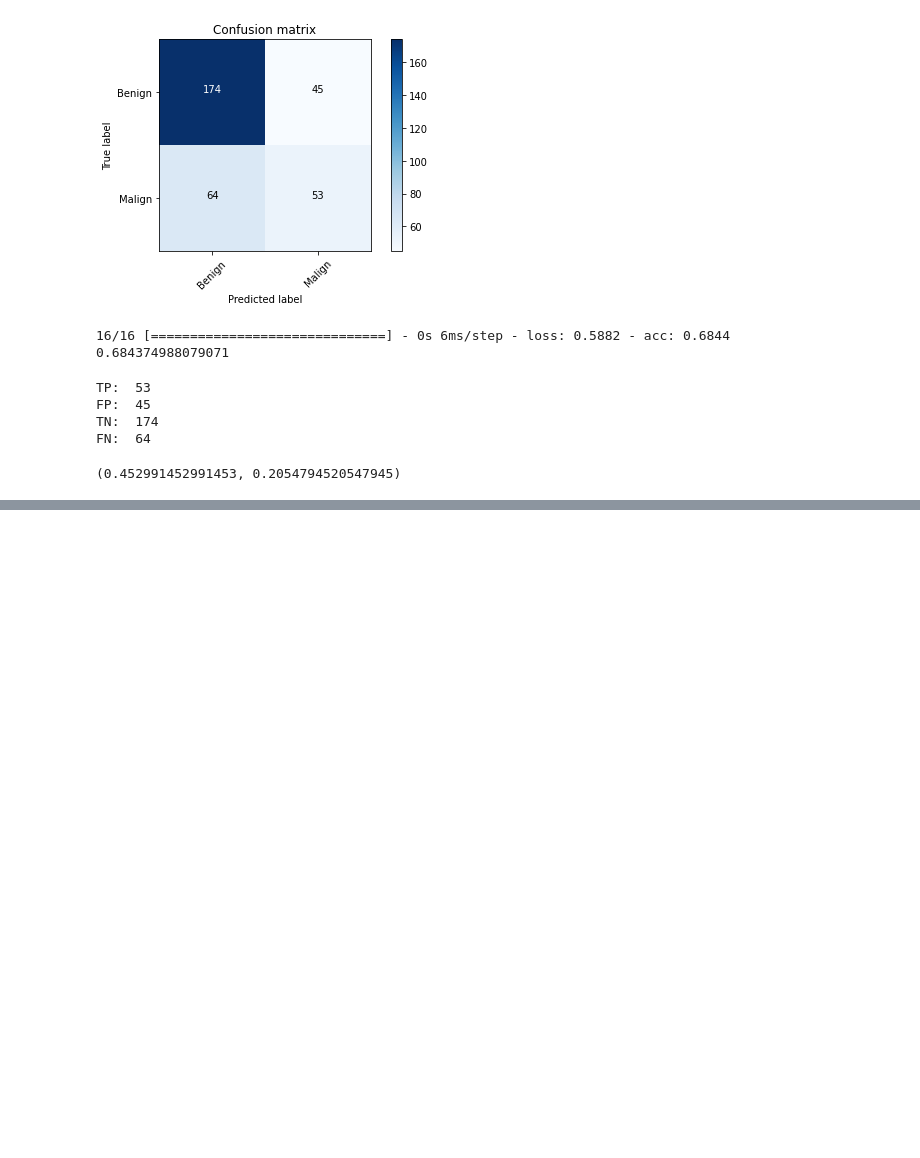
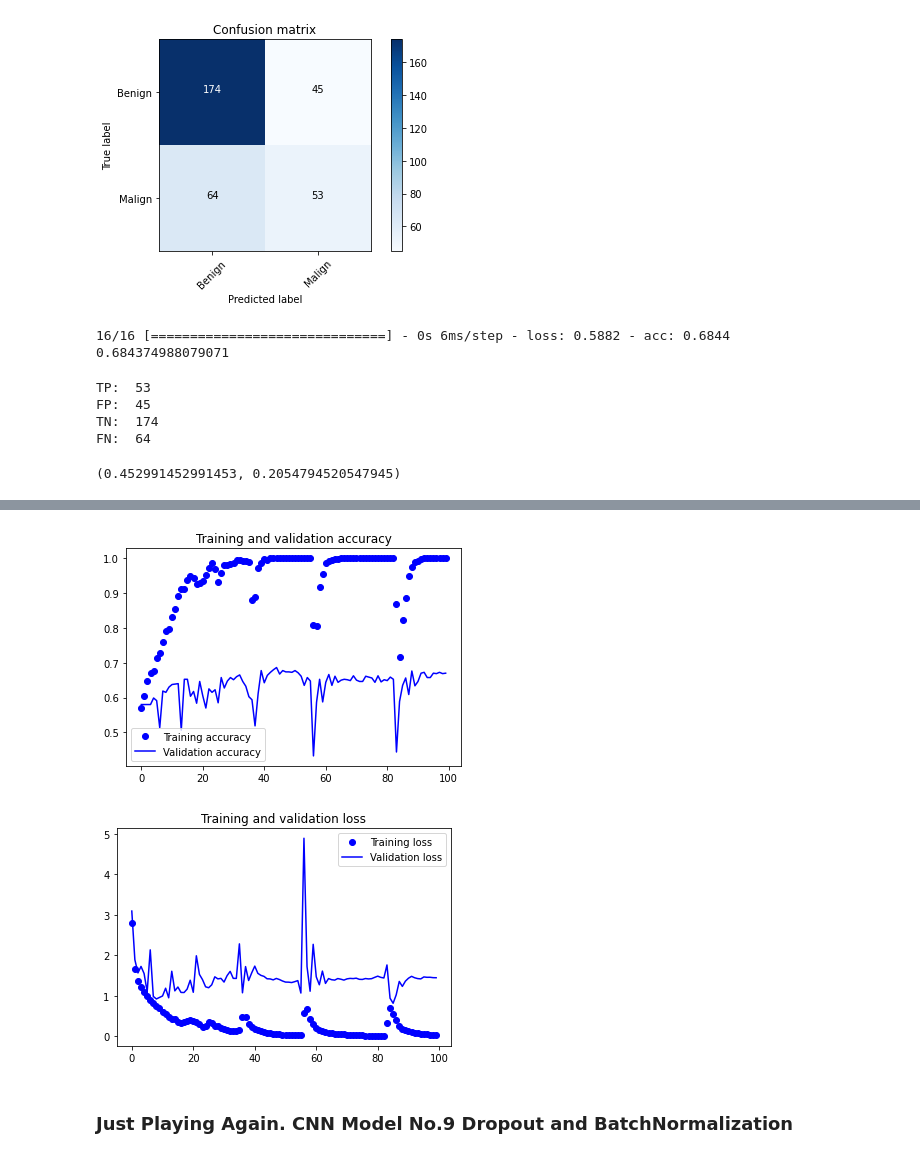
Before and after one commit to MarshaGomez/CNN-Medical-Imaging-Analysis, a Jupyter notebook: Code/Scratch_CNN_benign_vs_malign.ipynb, the cells around one changed output, grey strips where cells are left out. Saved outputs shown, nothing was run; the diff lists cells and outputs as text; code cells hidden in the pictures; blank space fills up the shorter version.

```diff
--- a/Code/Scratch_CNN_benign_vs_malign.ipynb
+++ b/Code/Scratch_CNN_benign_vs_malign.ipynb
@@ -1529,0 +1652,7 @@ FN:  64
+# %%
+plt = plot(history)
+# %% [output]
+[figure, added]
+[figure, added]
+# %% [markdown]
+### Just Playing Again. CNN Model No.9 Dropout and BatchNormalization
```
Also changed, not shown: parts of 30 cells of this notebook.
